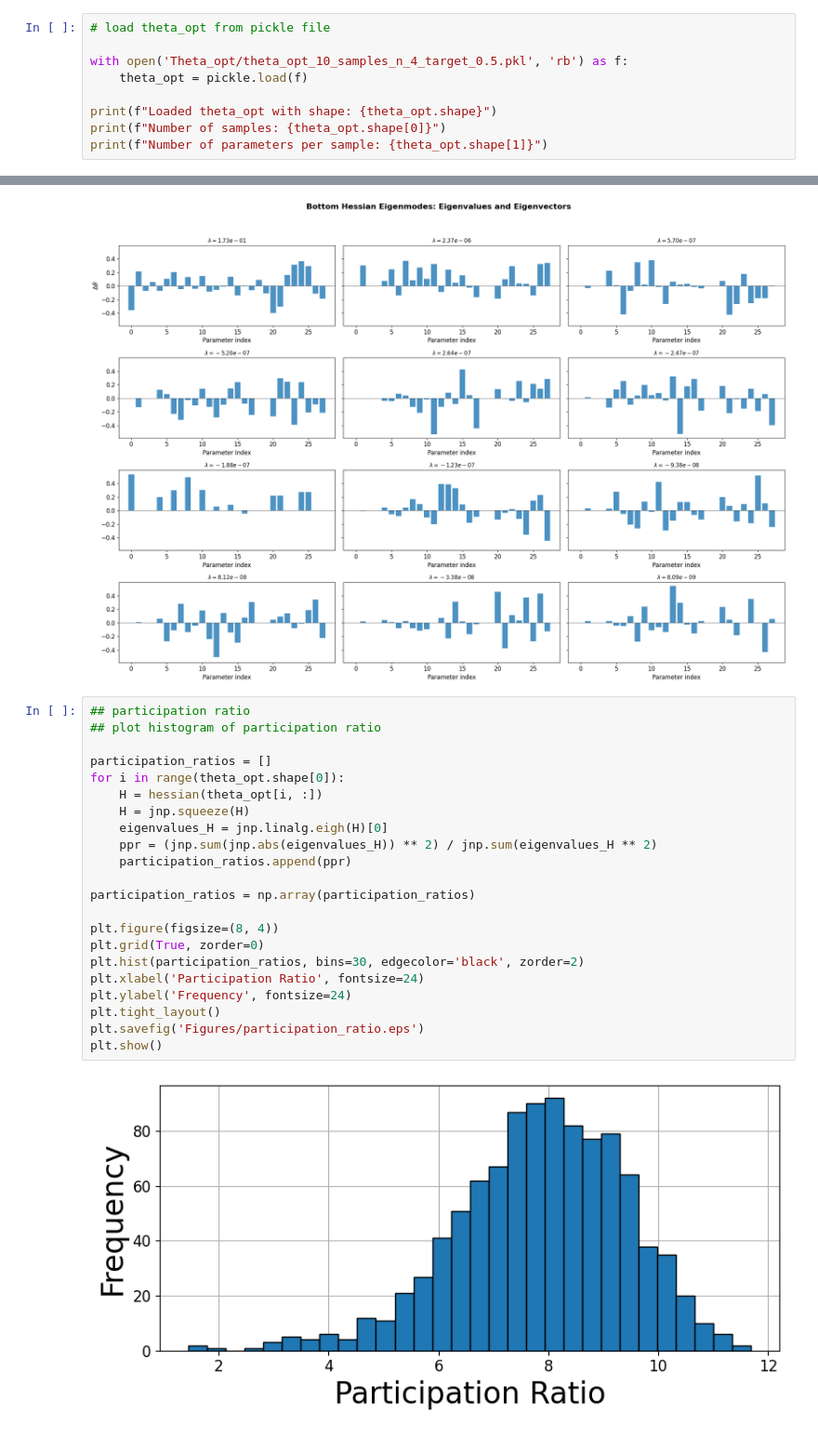
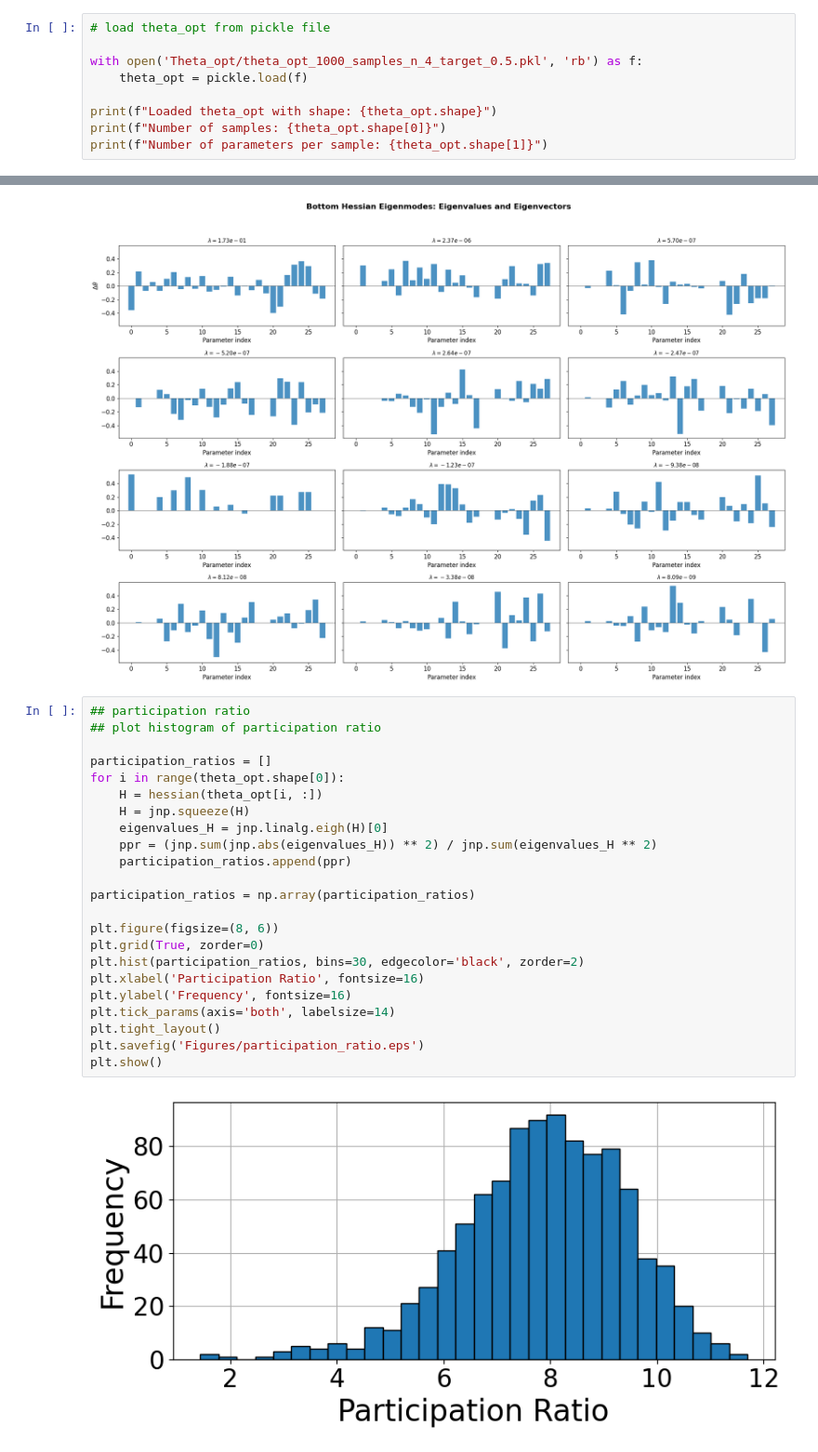
Before and after one commit to hizakim/4th_yr_project, a Jupyter notebook: TMR_1.ipynb, the cells around one changed output, grey strips where cells are left out. Shown at 93% size. Cells and saved outputs as stored; diff of their text form.

```diff
--- a/TMR_1.ipynb
+++ b/TMR_1.ipynb
@@ -612,7 +610,7 @@ def compute_stability(F, s_star, theta, x, m, tau=1.0):
 # %%
 # load theta_opt from pickle file
 
-with open('Theta_opt/theta_opt_10_samples_n_4_target_0.5.pkl', 'rb') as f:
+with open('Theta_opt/theta_opt_1000_samples_n_4_target_0.5.pkl', 'rb') as f:
     theta_opt = pickle.load(f)
 
 print(f"Loaded theta_opt with shape: {theta_opt.shape}")
@@ -888,24 +883,25 @@ plt.show()
 # %%
 ## participation ratio
 ## plot histogram of participation ratio
 
 participation_ratios = []
 for i in range(theta_opt.shape[0]):
     H = hessian(theta_opt[i, :])
     H = jnp.squeeze(H)
     eigenvalues_H = jnp.linalg.eigh(H)[0]
     ppr = (jnp.sum(jnp.abs(eigenvalues_H)) ** 2) / jnp.sum(eigenvalues_H ** 2)
     participation_ratios.append(ppr)
 
 participation_ratios = np.array(participation_ratios)
 
-plt.figure(figsize=(8, 4))
+plt.figure(figsize=(8, 6))
 plt.grid(True, zorder=0)
 plt.hist(participation_ratios, bins=30, edgecolor='black', zorder=2)
-plt.xlabel('Participation Ratio', fontsize=24)
-plt.ylabel('Frequency', fontsize=24)
+plt.xlabel('Participation Ratio', fontsize=16)
+plt.ylabel('Frequency', fontsize=16)
+plt.tick_params(axis='both', labelsize=14)
 plt.tight_layout()
 plt.savefig('Figures/participation_ratio.eps')
 plt.show()
 # %% [output]
-[figure, old version]
+[figure, new version]
```
Also changed, not shown: parts of 6 cells of this notebook.
